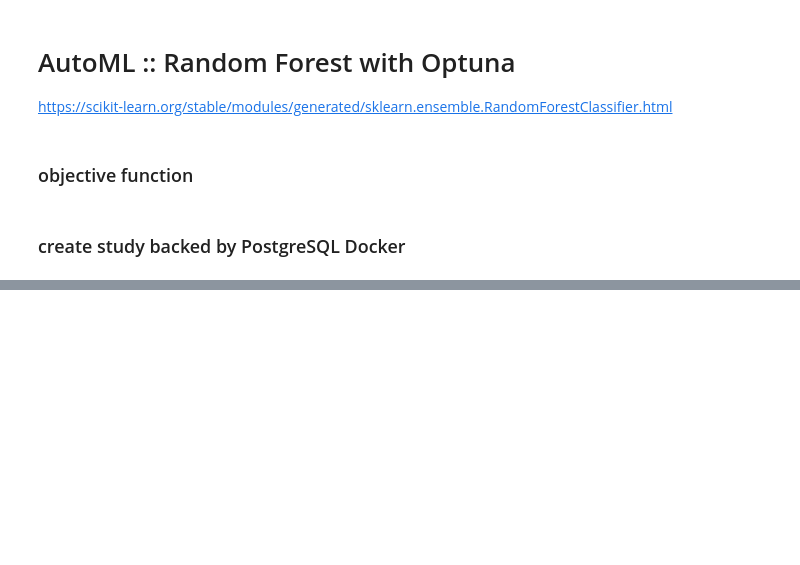
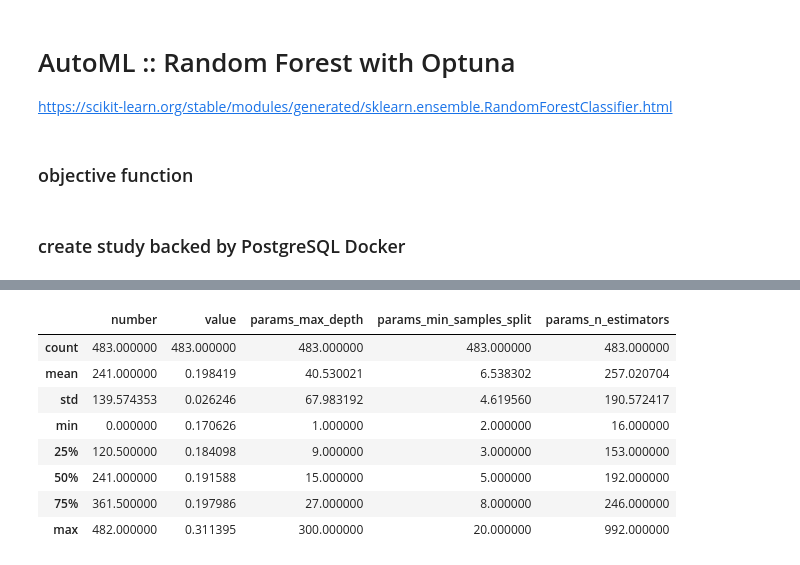
Before and after one commit to will-hill/AI_Based_Hyperparameter_Tuning, a Jupyter notebook: 2_Random_Forest_Example.ipynb, the cells around one changed output, grey strips where cells are left out. Saved outputs shown, nothing was run; the diff lists cells and outputs as text; code cells hidden in the pictures; blank space fills up the shorter version.

```diff
--- a/2_Random_Forest_Example.ipynb
+++ b/2_Random_Forest_Example.ipynb
@@ -159,3 +163,15 @@ df
+# %%
+df.describe()
+# %% [output]
+|  | number | value | params_max_depth | params_min_samples_split | params_n_estimators |
+| count | 483.000000 | 483.000000 | 483.000000 | 483.000000 | 483.000000 |
+| mean | 241.000000 | 0.198419 | 40.530021 | 6.538302 | 257.020704 |
+| std | 139.574353 | 0.026246 | 67.983192 | 4.619560 | 190.572417 |
+| min | 0.000000 | 0.170626 | 1.000000 | 2.000000 | 16.000000 |
+| 25% | 120.500000 | 0.184098 | 9.000000 | 3.000000 | 153.000000 |
+| 50% | 241.000000 | 0.191588 | 15.000000 | 5.000000 | 192.000000 |
+| 75% | 361.500000 | 0.197986 | 27.000000 | 8.000000 | 246.000000 |
+| max | 482.000000 | 0.311395 | 300.000000 | 20.000000 | 992.000000 |
 # %%
 df['auc'] = 1 - df['value']
 # %%
```
Also changed, not shown: parts of 15 cells of this notebook.
